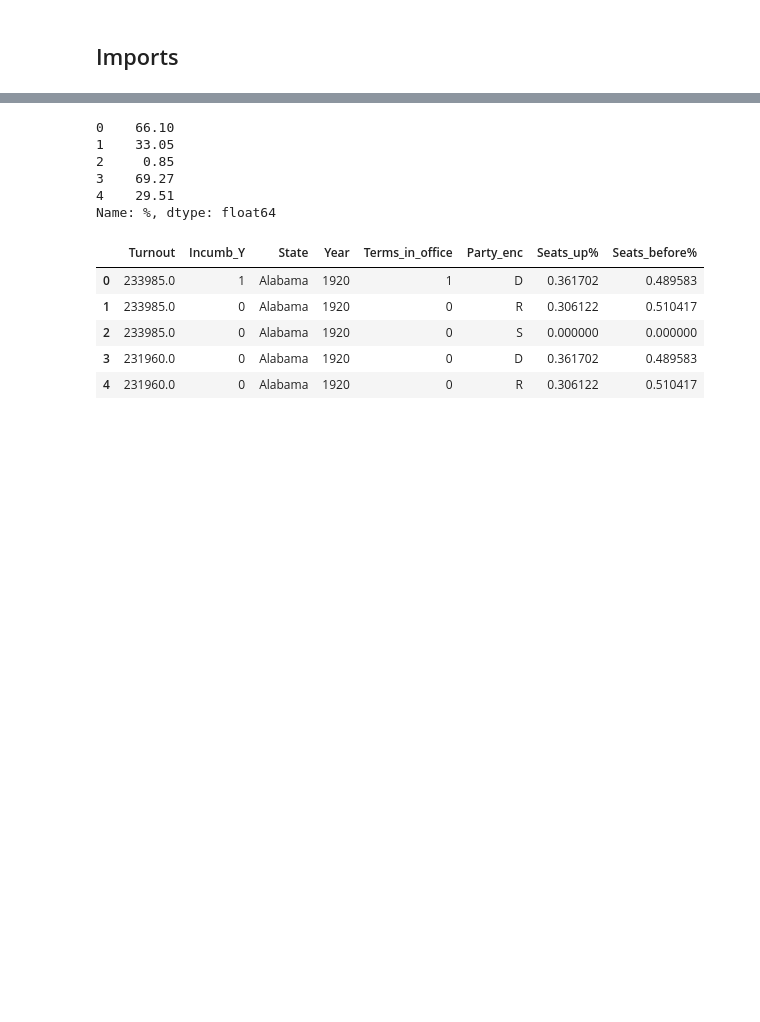
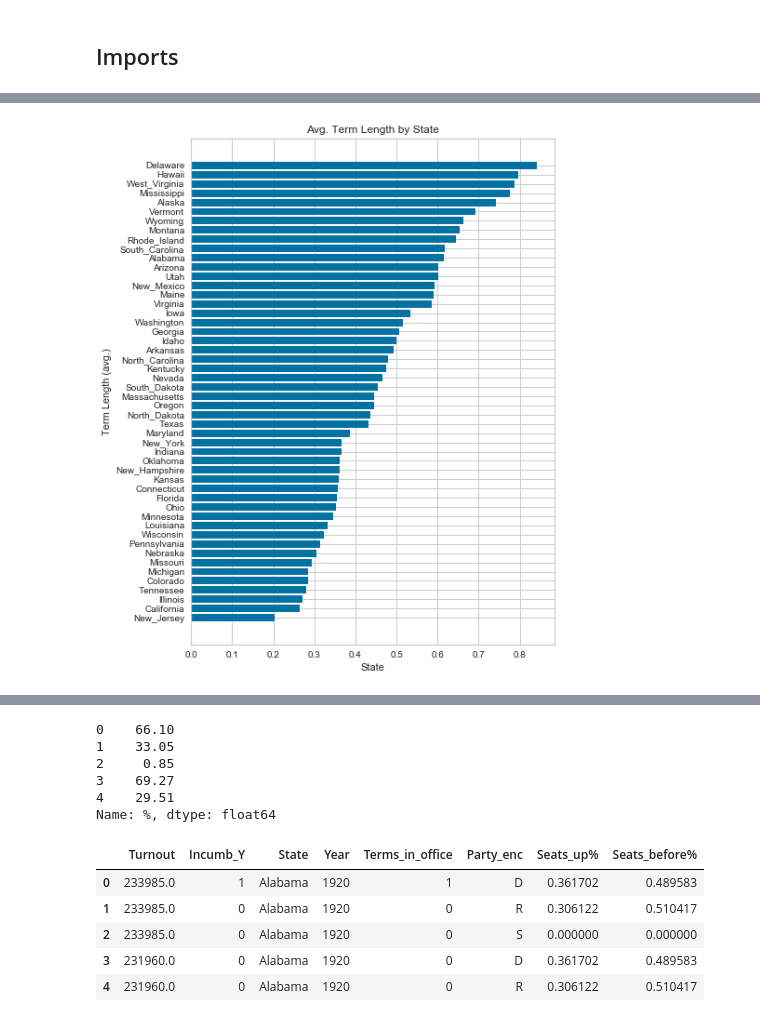
Before and after one commit to dfuller22/US_Senate_Election_Predictor, a Jupyter notebook: EDA_and_Modeling.ipynb, the cells around one changed output, grey strips where cells are left out. Drawn from its saved outputs; the diff is of its cells as text; code cells hidden in the pictures; blank space fills up the shorter version.

```diff
--- a/EDA_and_Modeling.ipynb
+++ b/EDA_and_Modeling.ipynb
@@ -67,0 +105,8 @@ display(df.tail())
+# %%
+fig, ax = plt.subplots(figsize=(7,10))
+
+terms_by_state = df_eda.groupby('State')['Terms_in_office'].mean()
+ax.barh(terms_by_state.sort_values().index, terms_by_state.sort_values())
+ax.set(title='Avg. Term Length by State', xlabel='State', ylabel='Term Length (avg.)');
+# %% [output]
+[figure, added]
```
Also changed, not shown: parts of 57 cells of this notebook, 2 other files.
